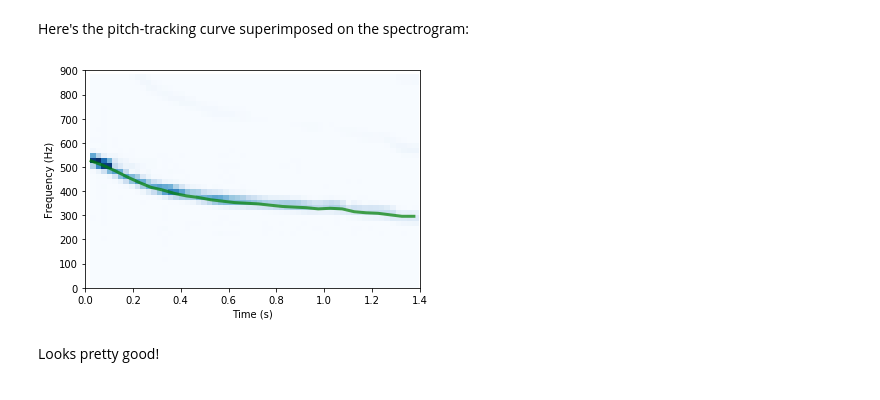
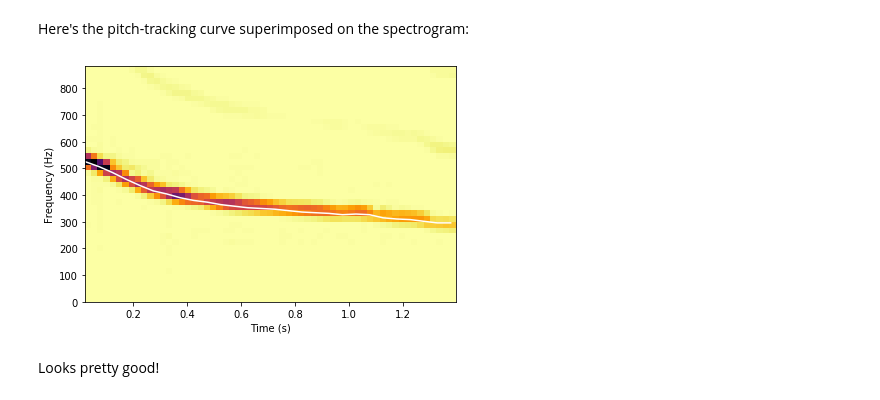
Before and after one commit to AllenDowney/ThinkDSP, a Jupyter notebook: code/chap05soln.ipynb, the cells around one changed output. Saved outputs shown, nothing was run; the diff lists cells and outputs as text; code cells hidden in the pictures.

```diff
--- a/code/chap05soln.ipynb
+++ b/code/chap05soln.ipynb
@@ -26,6 +31,16 @@ ys = df.Close.values
+# %%
+import pandas as pd
+
+df = pd.read_csv('BTC_USD_2013-10-01_2020-03-26-CoinDesk.csv',
+                 parse_dates=[0])
+
+ys = df['Closing Price (USD)']
+ts = df.index
 # %%
-wave = thinkdsp.Wave(ys, framerate=1)
+from thinkdsp import Wave
+
+wave = Wave(ys, ts, framerate=1)
 wave.plot()
-thinkplot.config(xlabel='Time (days)',
-                 ylabel='Price of BitCoin ($)')
+decorate(xlabel='Time (days)',
+         ylabel='Price of BitCoin ($)')
 # %% [output]
@@ -33,2 +48,11 @@ thinkplot.config(xlabel='Time (days)',
 # %% [markdown]
 Here's the autocorrelation function using the statistical definition, which unbiases, normalizes, and standardizes; that is, it shifts the mean to zero, divides through by standard deviation, and divides the sum by N.
+# %%
+def autocorr(wave):
+    """Computes and plots the autocorrelation function.
+
+    wave: Wave
+    """
+    lags = np.arange(len(wave.ys)//2)
+    corrs = [serial_corr(wave, lag) for lag in lags]
+    return lags, corrs
@@ -99,5 +139,7 @@ spectrogram of the recording.
 # %%
-wave = thinkdsp.read_wave('28042__bcjordan__voicedownbew.wav')
+from thinkdsp import read_wave
+
+wave = read_wave('28042__bcjordan__voicedownbew.wav')
 wave.normalize()
 wave.make_audio()
 # %% [output]
@@ -150,12 +190,10 @@ for start in starts:
 Here's the pitch-tracking curve superimposed on the spectrogram:
 # %%
 wave.make_spectrogram(2048).plot(high=900)
-thinkplot.plot(ts, freqs, color='green')
-thinkplot.config(xlabel='Time (s)',
-                     ylabel='Frequency (Hz)',
-                     xlim=[0, 1.4],
-                     ylim=[0, 900])
+plt.plot(ts, freqs, color='white')
+decorate(xlabel='Time (s)',
+                     ylabel='Frequency (Hz)')
 # %% [output]
-[figure, old version]
+[figure, new version]
 # %% [markdown]
 Looks pretty good!
```
Also changed, not shown: parts of 20 cells of this notebook, 1 other file.
